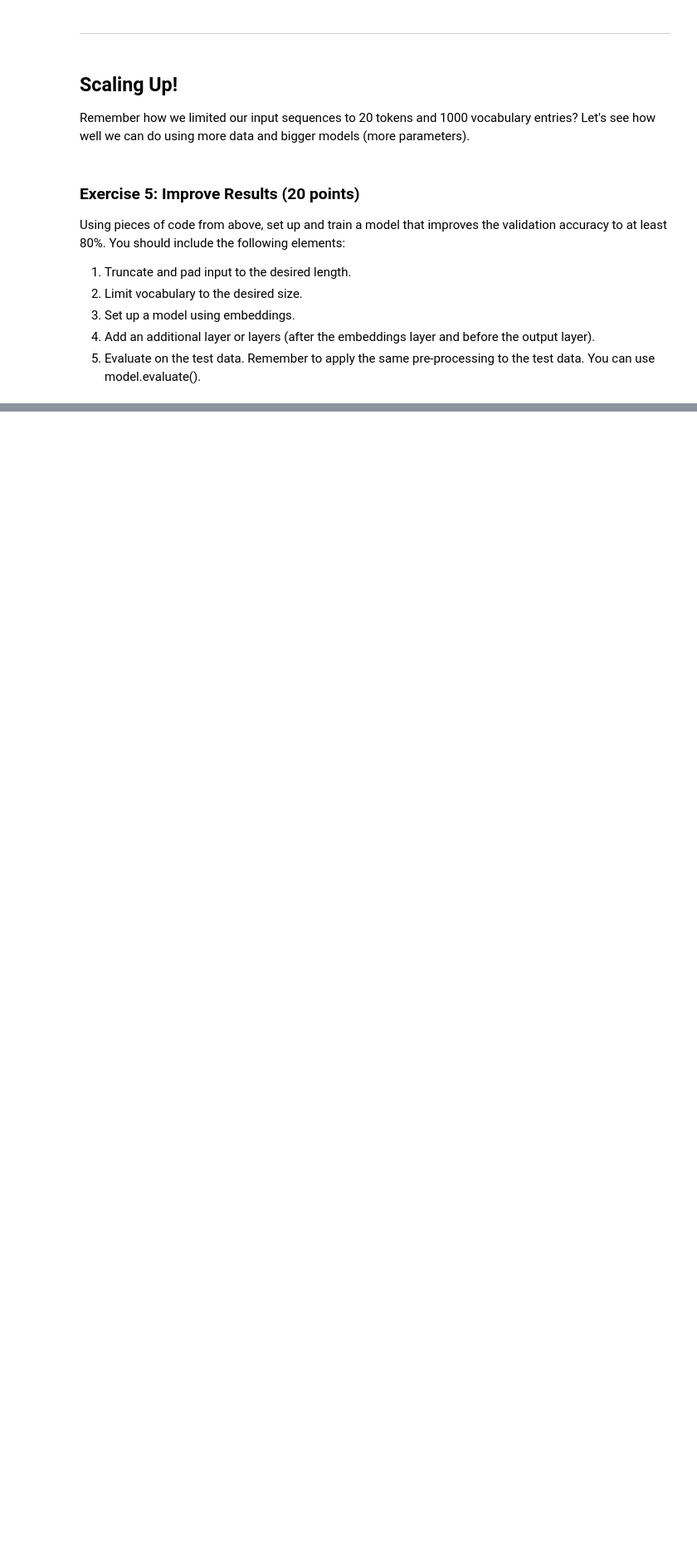
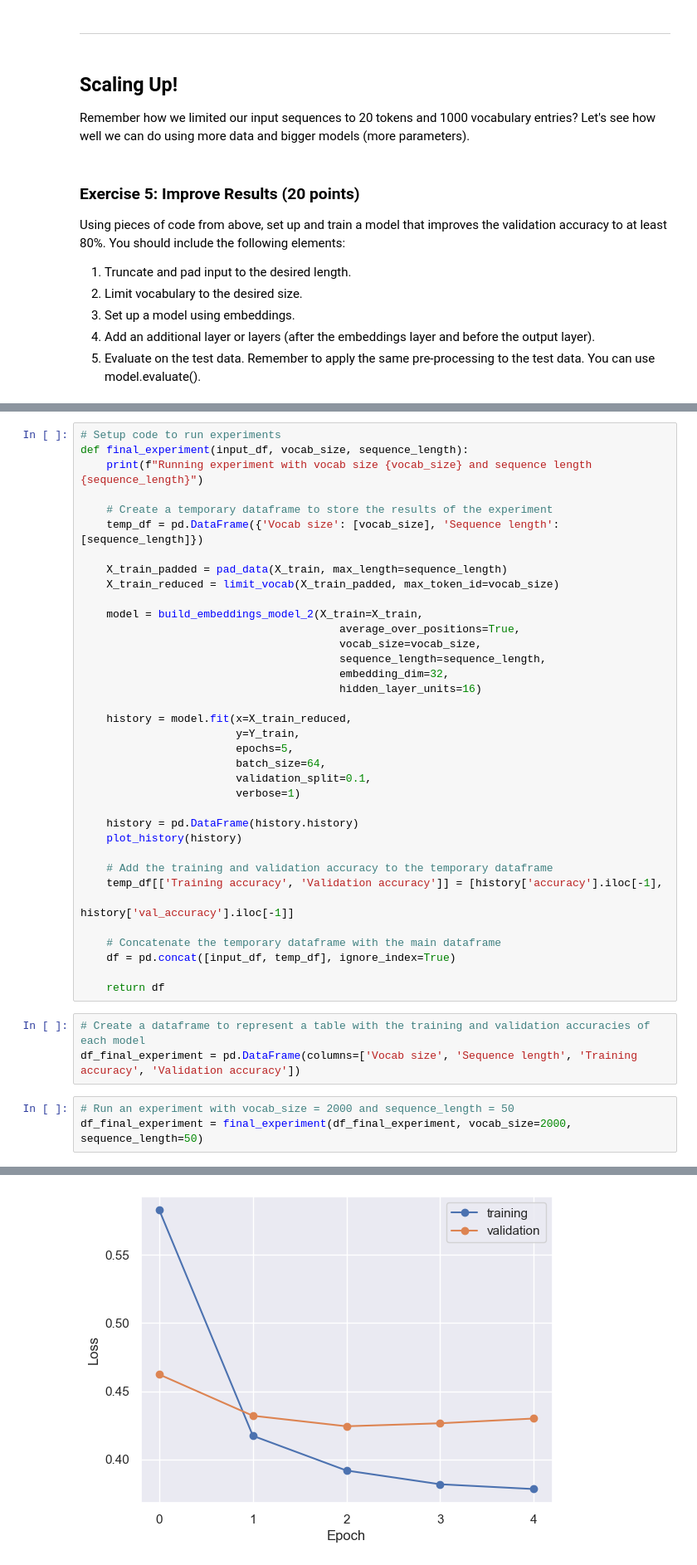
Before and after one commit to garyukong/w207-homework, a Jupyter notebook: 09 Embeddings for Text.ipynb, the cells around one changed output, grey strips where cells are left out. Shown at 83% size. Cells and saved outputs as stored; diff of their text form; blank space fills up the shorter version.

```diff
--- a/09 Embeddings for Text.ipynb
+++ b/09 Embeddings for Text.ipynb
@@ -706,0 +776,43 @@ Using pieces of code from above, set up and train a model that improves the vali
+# %%
+# Setup code to run experiments
+def final_experiment(input_df, vocab_size, sequence_length):
+    print(f"Running experiment with vocab size {vocab_size} and sequence length {sequence_length}")
+
+    # Create a temporary dataframe to store the results of the experiment
+    temp_df = pd.DataFrame({'Vocab size': [vocab_size], 'Sequence length': [sequence_length]})
+
+    X_train_padded = pad_data(X_train, max_length=sequence_length)
+    X_train_reduced = limit_vocab(X_train_padded, max_token_id=vocab_size)
+
+    model = build_embeddings_model_2(X_train=X_train,
+                                        average_over_positions=True,
+                                        vocab_size=vocab_size,
+                                        sequence_length=sequence_length,
+                                        embedding_dim=32,
+                                        hidden_layer_units=16)
+
+    history = model.fit(x=X_train_reduced,
+                        y=Y_train,
+                        epochs=5,
+                        batch_size=64,
+                        validation_split=0.1,
+                        verbose=1)
+
+    history = pd.DataFrame(history.history)
+    plot_history(history)
+
+    # Add the training and validation accuracy to the temporary dataframe
+    temp_df[['Training accuracy', 'Validation accuracy']] = [history['accuracy'].iloc[-1],
+                                                                history['val_accuracy'].iloc[-1]]
+
+    # Concatenate the temporary dataframe with the main dataframe
+    df = pd.concat([input_df, temp_df], ignore_index=True)
+
+    return df
+# %%
+# Create a dataframe to represent a table with the training and validation accuracies of each model
+df_final_experiment = pd.DataFrame(columns=['Vocab size', 'Sequence length', 'Training accuracy', 'Validation accuracy'])
+# %%
+# Run an experiment with vocab_size = 2000 and sequence_length = 50
+df_final_experiment = final_experiment(df_final_experiment, vocab_size=2000, sequence_length=50)
+# %% [output]
@@ -706,0 +830 @@ Using pieces of code from above, set up and train a model that improves the vali
+[figure, added]
```
Also changed, not shown: parts of 23 cells of this notebook, 1 other file.
